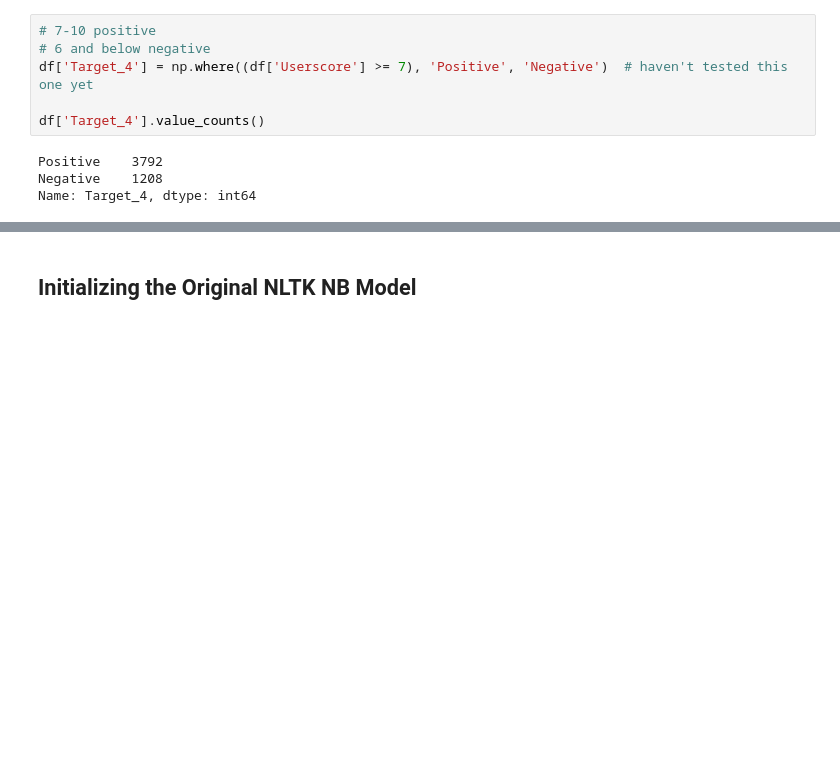
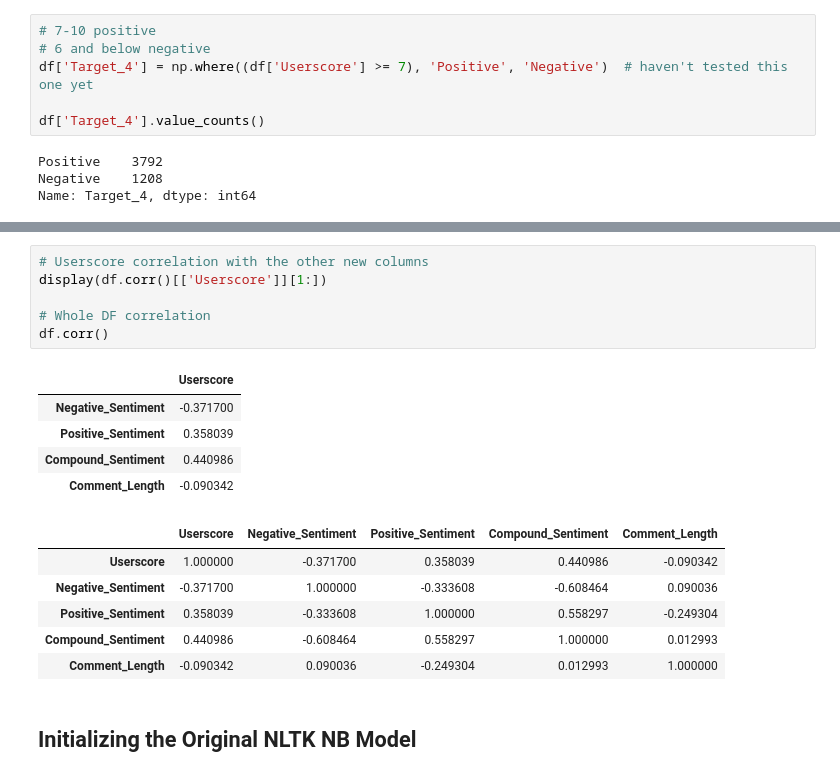
Before and after one commit to ta-data-lis/final-project, a Jupyter notebook: your-project/Part 3 - NLTK + Scikit-Learn Integration.ipynb, the cells around one changed output, grey strips where cells are left out. Cells and saved outputs as stored; diff of their text form; blank space fills up the shorter version.

```diff
--- a/your-project/Part 3 - NLTK + Scikit-Learn Integration.ipynb
+++ b/your-project/Part 3 - NLTK + Scikit-Learn Integration.ipynb
@@ -102,3 +146,21 @@ df.head()
+# %%
+# Userscore correlation with the other new columns
+display(df.corr()[['Userscore']][1:])
+
+# Whole DF correlation
+df.corr()
+# %% [output]
+|  | Userscore |
+| Negative_Sentiment | -0.371700 |
+| Positive_Sentiment | 0.358039 |
+| Compound_Sentiment | 0.440986 |
+| Comment_Length | -0.090342 |
+|  | Userscore | Negative_Sentiment | Positive_Sentiment | Compound_Sentiment | Comment_Length |
+| Userscore | 1.000000 | -0.371700 | 0.358039 | 0.440986 | -0.090342 |
+| Negative_Sentiment | -0.371700 | 1.000000 | -0.333608 | -0.608464 | 0.090036 |
+| Positive_Sentiment | 0.358039 | -0.333608 | 1.000000 | 0.558297 | -0.249304 |
+| Compound_Sentiment | 0.440986 | -0.608464 | 0.558297 | 1.000000 | 0.012993 |
+| Comment_Length | -0.090342 | 0.090036 | -0.249304 | 0.012993 | 1.000000 |
 # %% [markdown]
 ## Initializing the Original NLTK NB Model
 # %%
```
Also changed, not shown: parts of 30 cells of this notebook.
